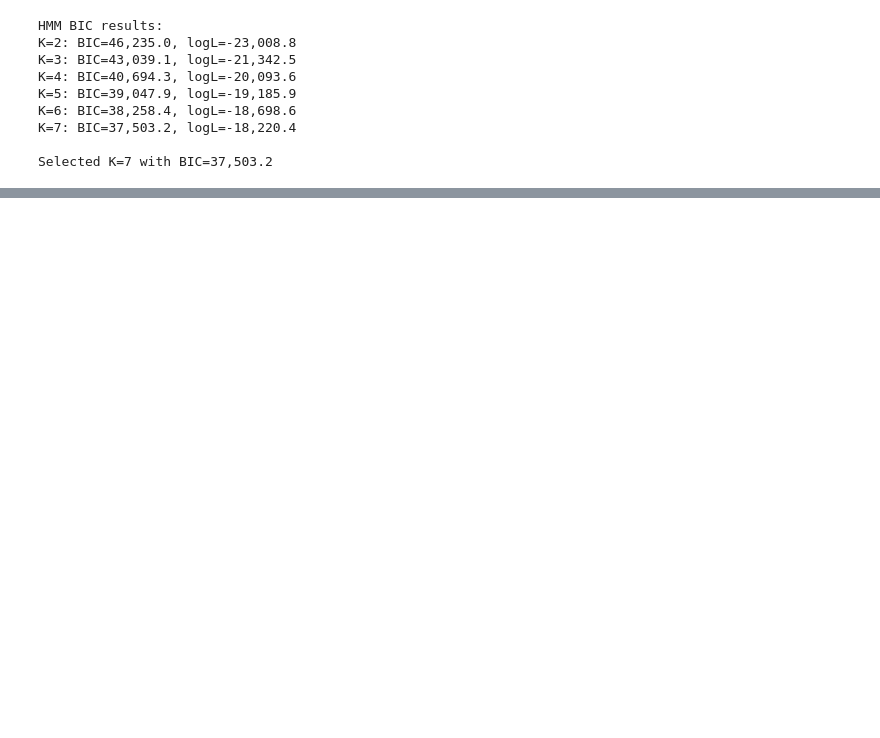
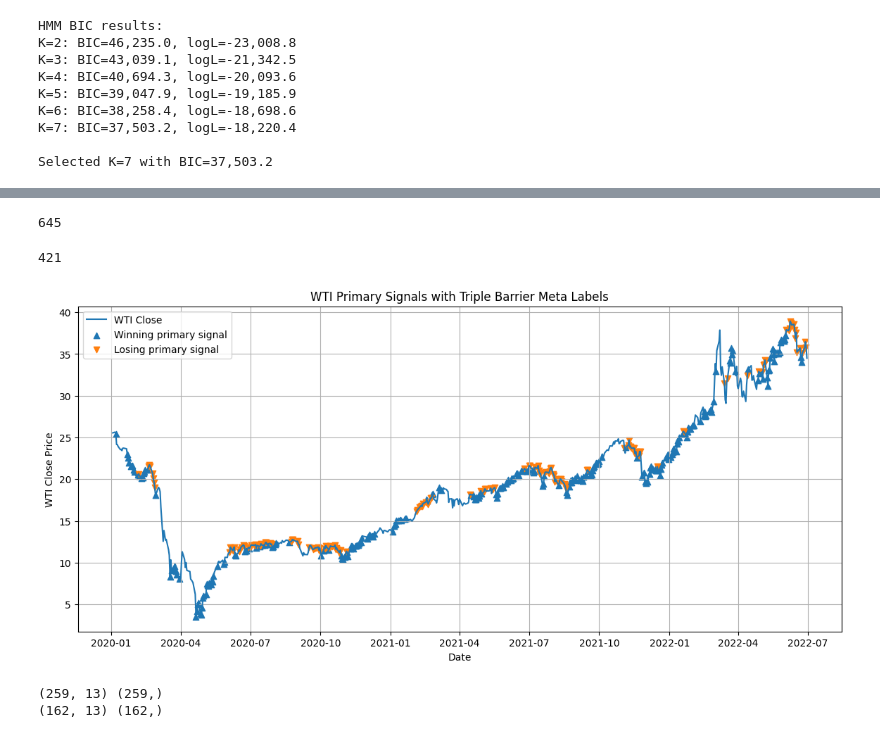
Before and after one commit to Jack-Close/energy-signal-metamodel, a Jupyter notebook: notebooks/Systematic_Trading_Project.ipynb, the cells around one changed output, grey strips where cells are left out. Saved outputs shown, nothing was run; the diff lists cells and outputs as text; code cells hidden in the pictures; blank space fills up the shorter version.

```diff
--- a/notebooks/Systematic_Trading_Project.ipynb
+++ b/notebooks/Systematic_Trading_Project.ipynb
@@ -352,0 +370,43 @@ for i in range(best["K"]):
+# %%
+# In this code we will get the labels from the tripple barrier method and we will use the same holdout period mentioned in the above explanation
+pt_sl = [1.5,1.5]
+holdout_period = 20
+wti_labels = triple_barrier_meta_labels(labeling_wti['close'], labeling_wti['cl1s'],pt_sl,holdout_period)
+# %%
+print(len(wti_primary_df))
+len(wti_labels)
+# %% [output]
+645
+421
+# %%
+# In this code we are plotting the meta labels of WTI
+
+plt.figure(figsize=(14, 6))
+
+plt.plot(labeling_wti.index, labeling_wti['close'], label='WTI Close')
+
+wins = wti_labels[wti_labels['meta_label'] == 1]
+losses = wti_labels[wti_labels['meta_label'] == 0]
+
+plt.scatter(
+    wins.index,
+    labeling_wti.loc[wins.index, 'close'],
+    marker='^',
+    label='Winning primary signal'
+)
+
+plt.scatter(
+    losses.index,
+    labeling_wti.loc[losses.index, 'close'],
+    marker='v',
+    label='Losing primary signal'
+)
+
+plt.title('WTI Primary Signals with Triple Barrier Meta Labels')
+plt.xlabel('Date')
+plt.ylabel('WTI Close Price')
+plt.legend()
+plt.grid(True)
+plt.show()
+# %% [output]
+[figure, added]
@@ -352,0 +417,15 @@ for i in range(best["K"]):
+# %%
+# Stitiching together X_test_wti and X_train_wti
+
+X_train_wti = train_pca_df_wti.reindex(y_train_wti.index).dropna()
+X_test_wti  = test_pca_df_wti.reindex(y_test_wti.index).dropna()
+
+# Align labels to the same rows (reindex may drop a few if features were NaN)
+y_train_wti = y_train_wti.loc[X_train_wti.index, 'meta_label']
+y_test_wti  = y_test_wti.loc[X_test_wti.index,  'meta_label']
+
+print(X_train_wti.shape, y_train_wti.shape)
+print(X_test_wti.shape,  y_test_wti.shape)
+# %% [output]
+(259, 13) (259,)
+(162, 13) (162,)
```
Also changed, not shown: parts of 8 cells of this notebook.
